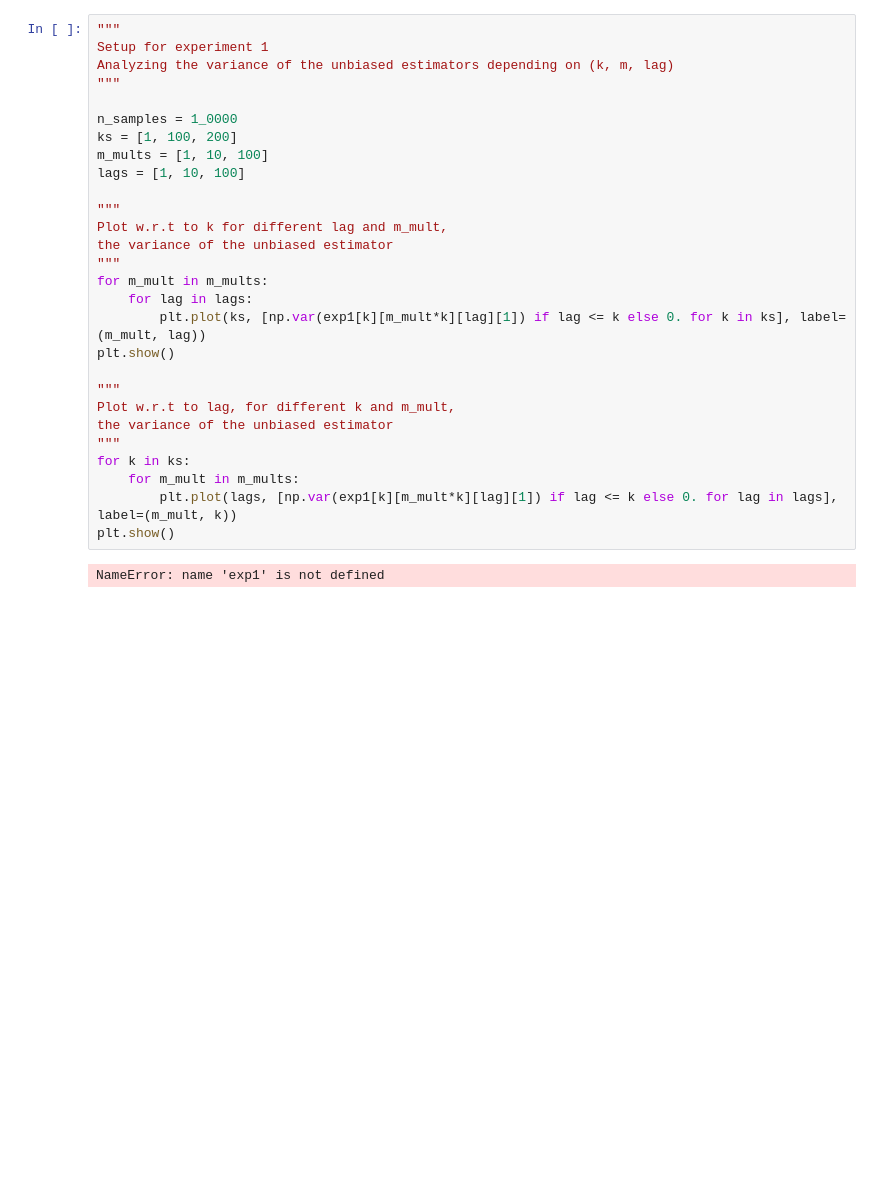
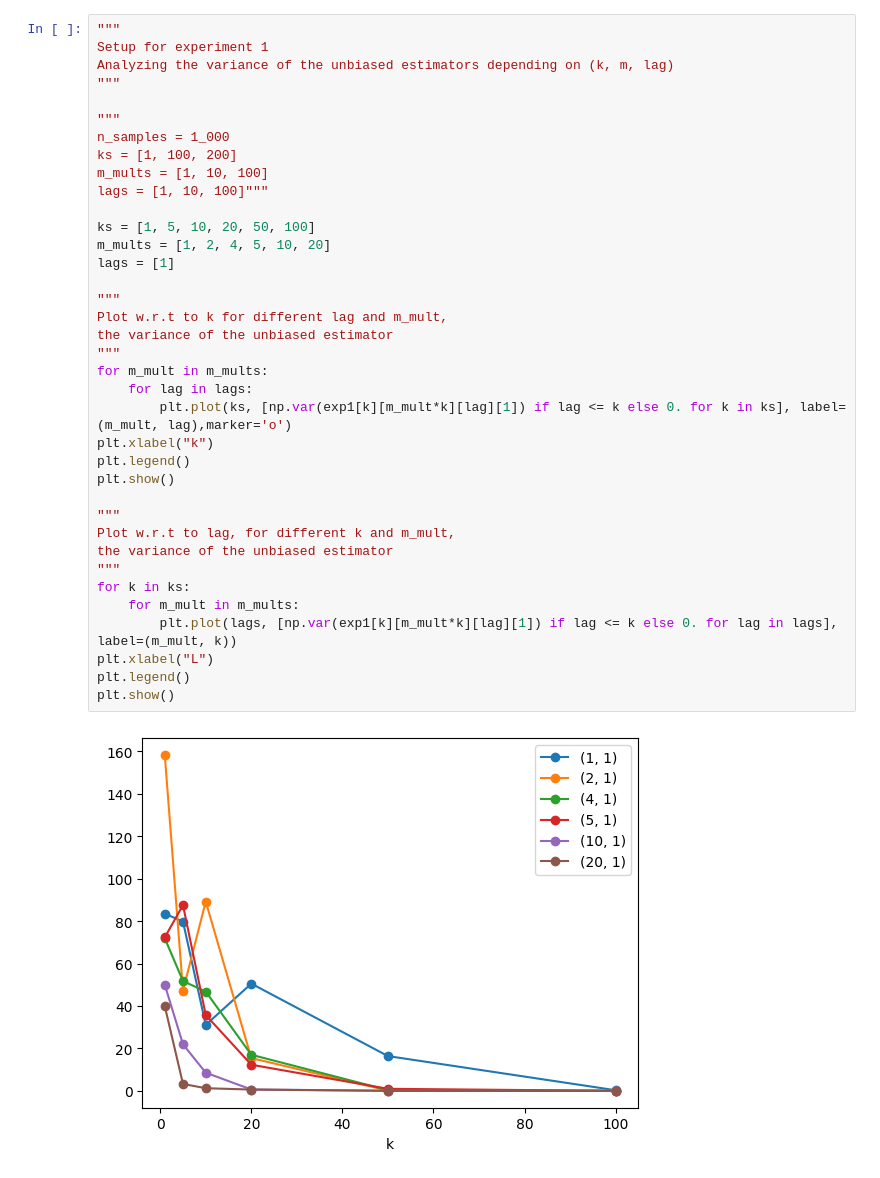
Before and after one commit to ylefay/unbiased_mcmc_with_couplings, a Jupyter notebook: experiments/exploiting_results.ipynb, the cells around one changed output. Cells and saved outputs as stored; diff of their text form; blank space fills up the shorter version.

```diff
--- a/experiments/exploiting_results.ipynb
+++ b/experiments/exploiting_results.ipynb
@@ -21,30 +21,39 @@ with open(fn_exp3[1], 'rb') as handle:
 # %%
 """
 Setup for experiment 1
 Analyzing the variance of the unbiased estimators depending on (k, m, lag)
 """
 
-n_samples = 1_0000
+"""
+n_samples = 1_000
 ks = [1, 100, 200]
 m_mults = [1, 10, 100]
-lags = [1, 10, 100]
+lags = [1, 10, 100]"""
+
+ks = [1, 5, 10, 20, 50, 100]
+m_mults = [1, 2, 4, 5, 10, 20]
+lags = [1]
 
 """
 Plot w.r.t to k for different lag and m_mult,
 the variance of the unbiased estimator
 """
 for m_mult in m_mults:
     for lag in lags:
-        plt.plot(ks, [np.var(exp1[k][m_mult*k][lag][1]) if lag <= k else 0. for k in ks], label=(m_mult, lag))
+        plt.plot(ks, [np.var(exp1[k][m_mult*k][lag][1]) if lag <= k else 0. for k in ks], label=(m_mult, lag),marker='o')
+plt.xlabel("k")
+plt.legend()
 plt.show()
 
 """
 Plot w.r.t to lag, for different k and m_mult,
 the variance of the unbiased estimator
 """
 for k in ks:
     for m_mult in m_mults:
         plt.plot(lags, [np.var(exp1[k][m_mult*k][lag][1]) if lag <= k else 0. for lag in lags], label=(m_mult, k))
+plt.xlabel("L")
+plt.legend()
 plt.show()
 # %% [output]
-NameError: name 'exp1' is not defined
+[figure, added]
```
Also changed, not shown: parts of 4 cells of this notebook, 5 other files.
